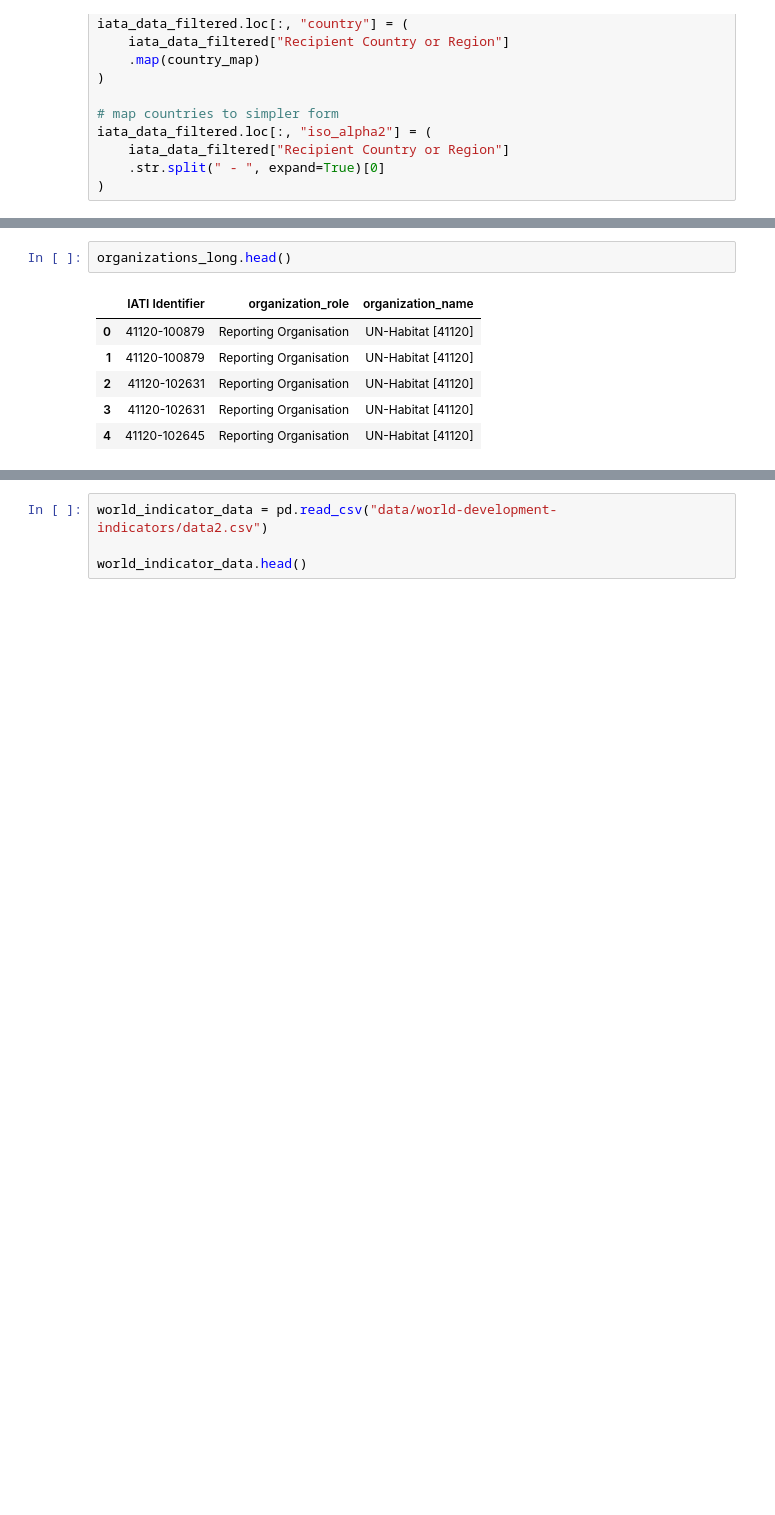
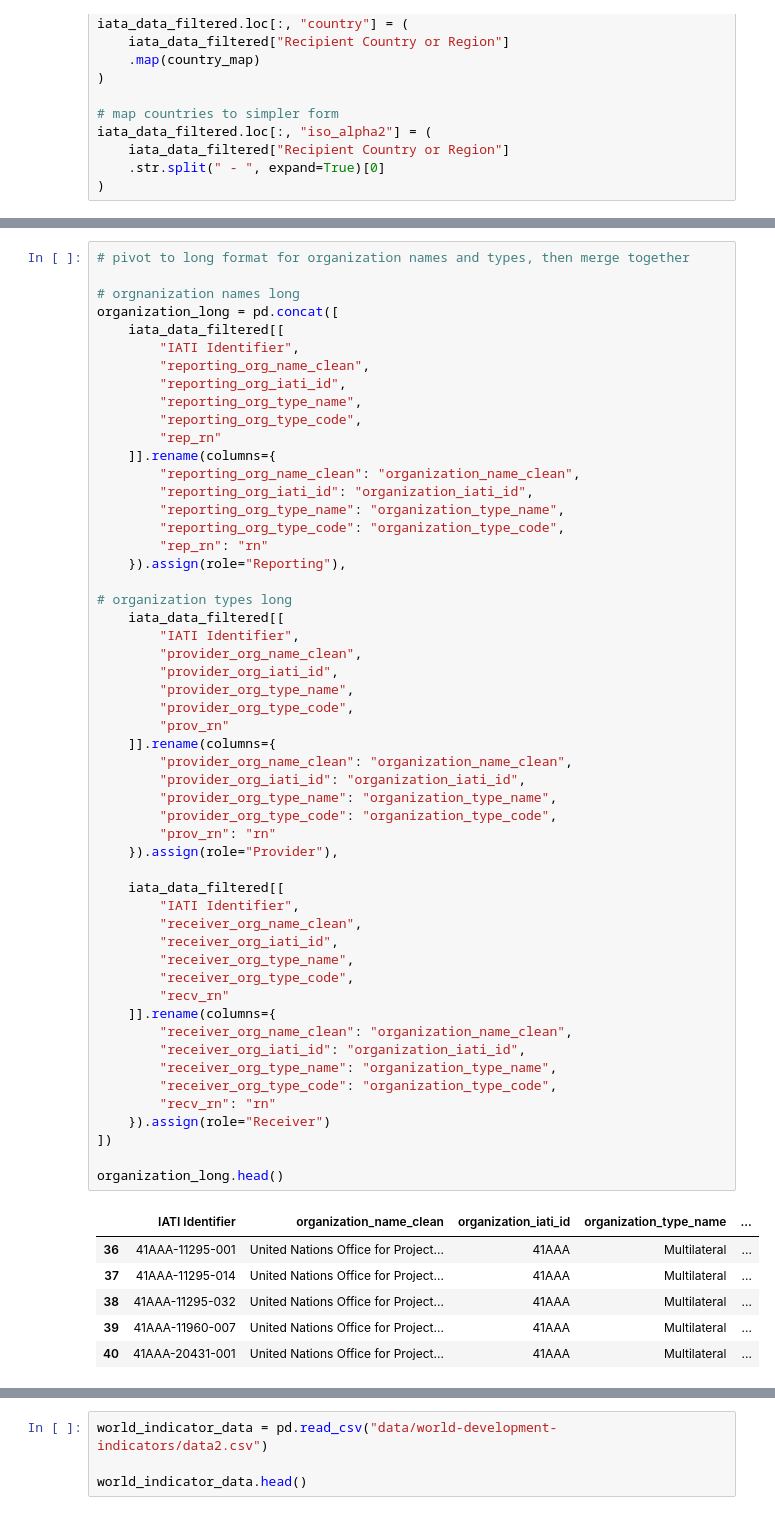
Before and after one commit to kirbt/INFO430-datawarehouse, a Jupyter notebook: iata_ETL.ipynb, the cells around one changed output, grey strips where cells are left out. Drawn from its saved outputs; the diff is of its cells as text; blank space fills up the shorter version.

```diff
--- a/iata_ETL.ipynb
+++ b/iata_ETL.ipynb
@@ -193,10 +273,61 @@ organization_types_long = iata_data_filtered.melt(
 # %%
-organizations_long.head()
+# pivot to long format for organization names and types, then merge together
+
+# orgnanization names long
+organization_long = pd.concat([
+    iata_data_filtered[[
+        "IATI Identifier",
+        "reporting_org_name_clean",
+        "reporting_org_iati_id",
+        "reporting_org_type_name",
+        "reporting_org_type_code",
+        "rep_rn"
+    ]].rename(columns={
+        "reporting_org_name_clean": "organization_name_clean",
+        "reporting_org_iati_id": "organization_iati_id",
+        "reporting_org_type_name": "organization_type_name",
+        "reporting_org_type_code": "organization_type_code",
+        "rep_rn": "rn"
+    }).assign(role="Reporting"),
+
+# organization types long
+    iata_data_filtered[[
+        "IATI Identifier",
+        "provider_org_name_clean",
+        "provider_org_iati_id",
+        "provider_org_type_name",
+        "provider_org_type_code",
+        "prov_rn"
+    ]].rename(columns={
+        "provider_org_name_clean": "organization_name_clean",
+        "provider_org_iati_id": "organization_iati_id",
+        "provider_org_type_name": "organization_type_name",
+        "provider_org_type_code": "organization_type_code",
+        "prov_rn": "rn"
+    }).assign(role="Provider"),
+
+    iata_data_filtered[[
+        "IATI Identifier",
+        "receiver_org_name_clean",
+        "receiver_org_iati_id",
+        "receiver_org_type_name",
+        "receiver_org_type_code",
+        "recv_rn"
+    ]].rename(columns={
+        "receiver_org_name_clean": "organization_name_clean",
+        "receiver_org_iati_id": "organization_iati_id",
+        "receiver_org_type_name": "organization_type_name",
+        "receiver_org_type_code": "organization_type_code",
+        "recv_rn": "rn"
+    }).assign(role="Receiver")
+])
+
+organization_long.head()
 # %% [output]
-|  | IATI Identifier | organization_role | organization_name |
-| 0 | 41120-100879 | Reporting Organisation | UN-Habitat [41120] |
-| 1 | 41120-100879 | Reporting Organisation | UN-Habitat [41120] |
-| 2 | 41120-102631 | Reporting Organisation | UN-Habitat [41120] |
-| 3 | 41120-102631 | Reporting Organisation | UN-Habitat [41120] |
-| 4 | 41120-102645 | Reporting Organisation | UN-Habitat [41120] |
+|  | IATI Identifier | organization_name_clean | organization_iati_id | organization_type_name | ... |
+| 36 | 41AAA-11295-001 | United Nations Office for Project... | 41AAA | Multilateral | ... |
+| 37 | 41AAA-11295-014 | United Nations Office for Project... | 41AAA | Multilateral | ... |
+| 38 | 41AAA-11295-032 | United Nations Office for Project... | 41AAA | Multilateral | ... |
+| 39 | 41AAA-11960-007 | United Nations Office for Project... | 41AAA | Multilateral | ... |
+| 40 | 41AAA-20431-001 | United Nations Office for Project... | 41AAA | Multilateral | ... |
 # %%
```
Also changed, not shown: parts of 52 cells of this notebook.
